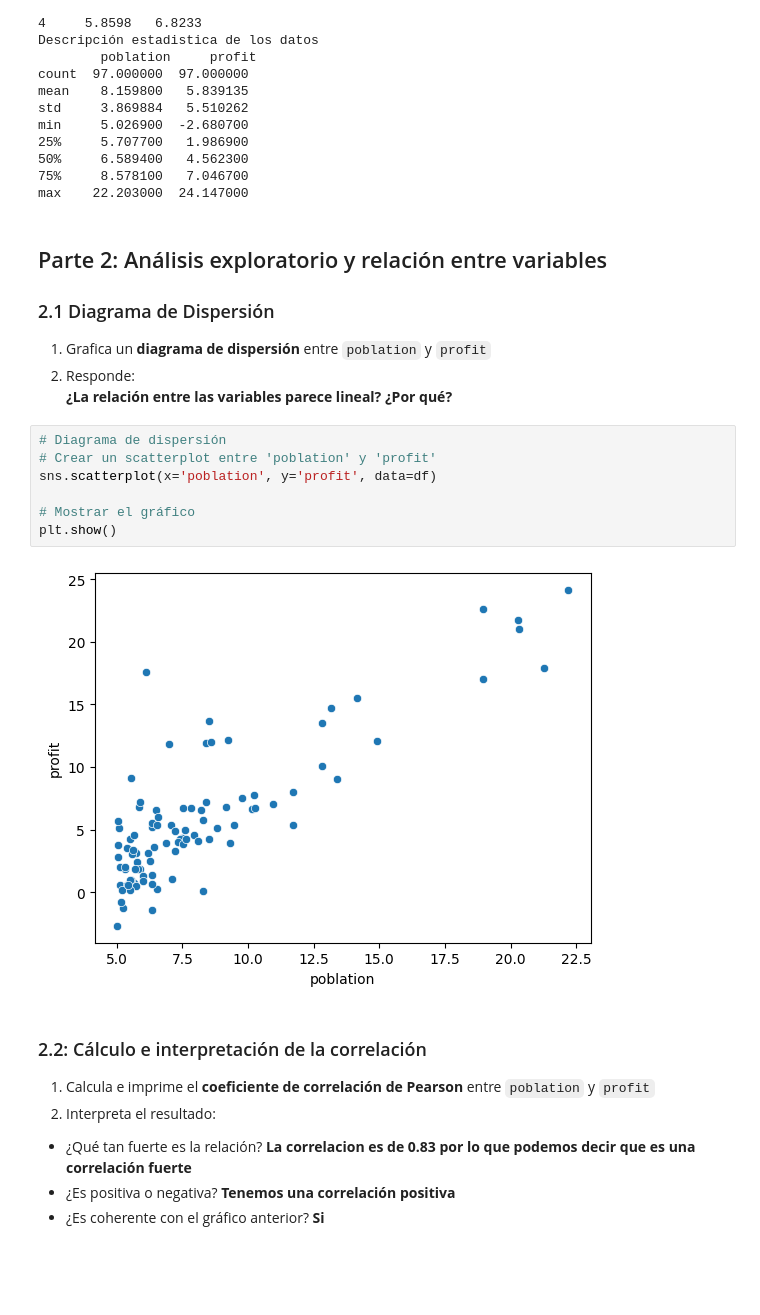
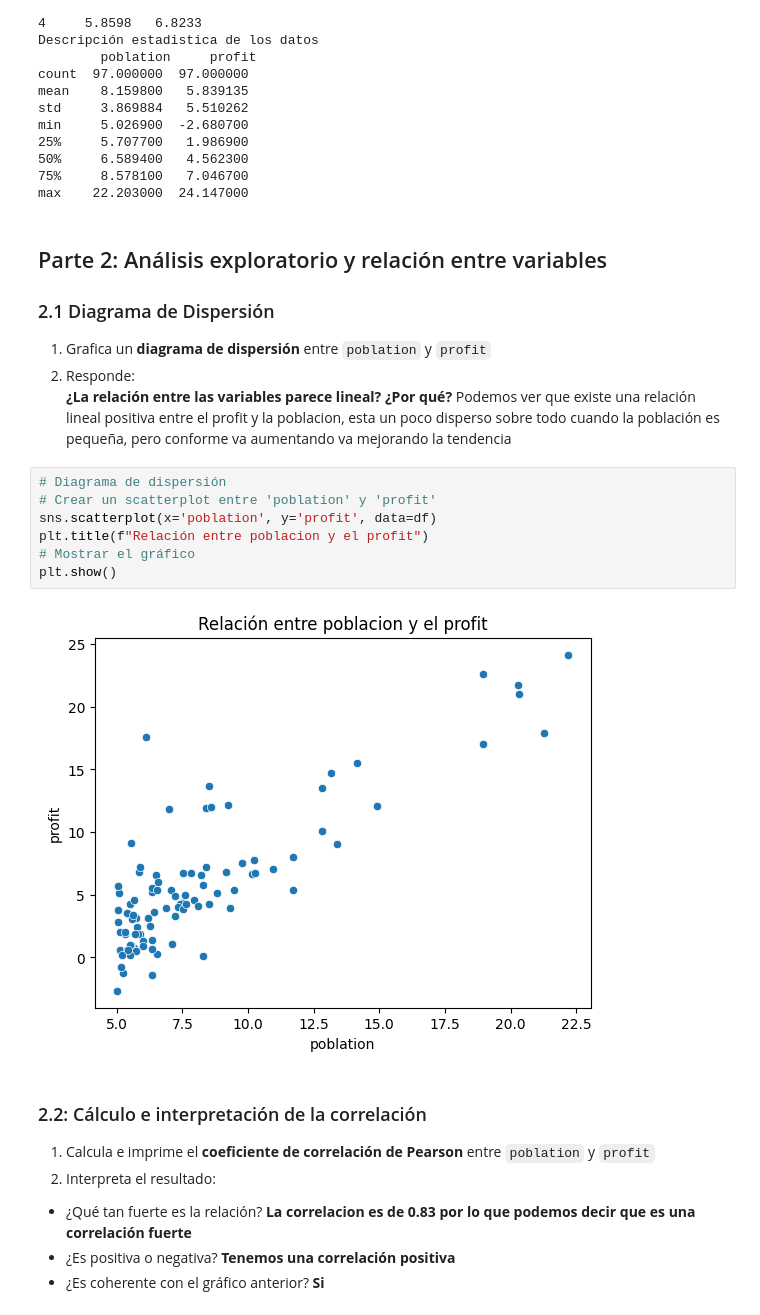
Before and after one commit to AleR26/ColabFiles, a Jupyter notebook: PracticaRegresionLinealSimple.ipynb, the cells around one changed output. Cells and saved outputs as stored; diff of their text form; blank space fills up the shorter version.

```diff
--- a/PracticaRegresionLinealSimple.ipynb
+++ b/PracticaRegresionLinealSimple.ipynb
@@ -64,15 +64,16 @@ max    22.203000  24.147000
 1. Grafica un **diagrama de dispersión** entre `poblation` y `profit`
 2. Responde:
 **¿La relación entre las variables parece lineal? ¿Por qué?**
+Podemos ver que existe una relación lineal positiva entre el profit y la poblacion, esta un poco disperso sobre todo cuando la población es pequeña, pero conforme va aumentando va mejorando la tendencia
 # %%
 # Diagrama de dispersión
 # Crear un scatterplot entre 'poblation' y 'profit'
 sns.scatterplot(x='poblation', y='profit', data=df)
-
+plt.title(f"Relación entre poblacion y el profit")
 # Mostrar el gráfico
 plt.show()
 # %% [output]
-[figure, old version]
+[figure, new version]
 # %% [markdown]
 ### 2.2: Cálculo e interpretación de la correlación
 1. Calcula e imprime el **coeficiente de correlación de Pearson** entre `poblation` y `profit`
```
Also changed, not shown: parts of 27 cells of this notebook.
